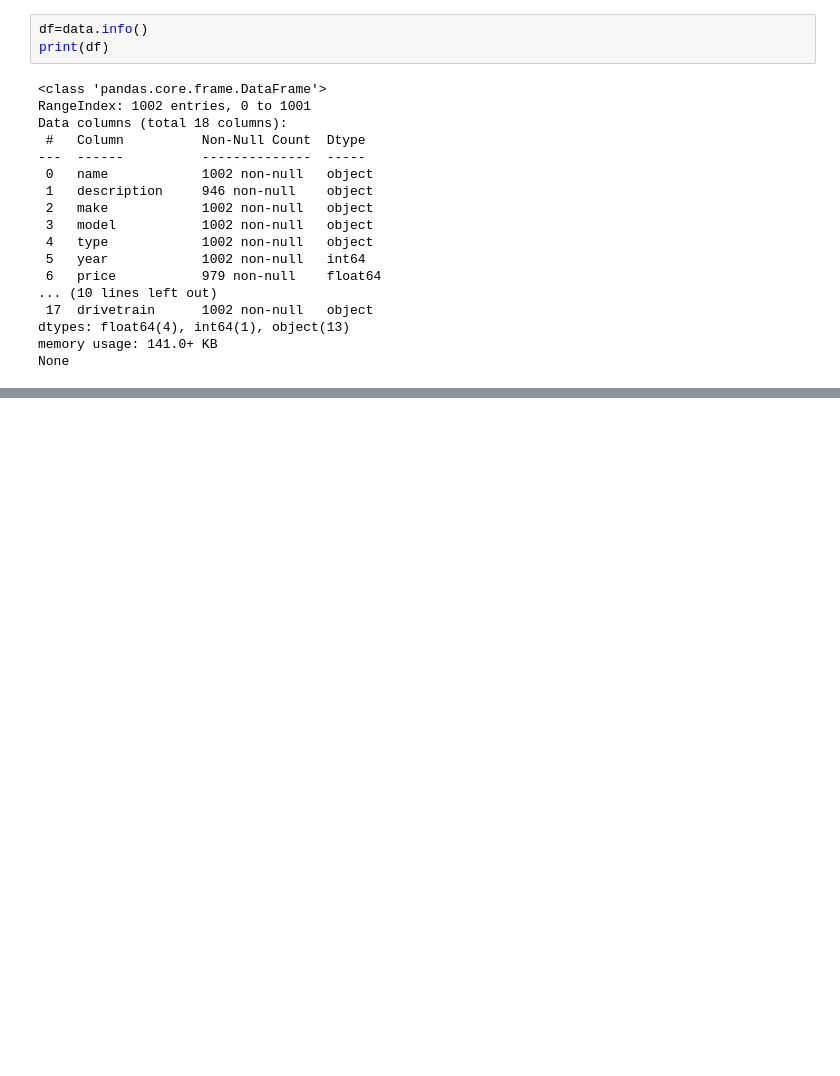
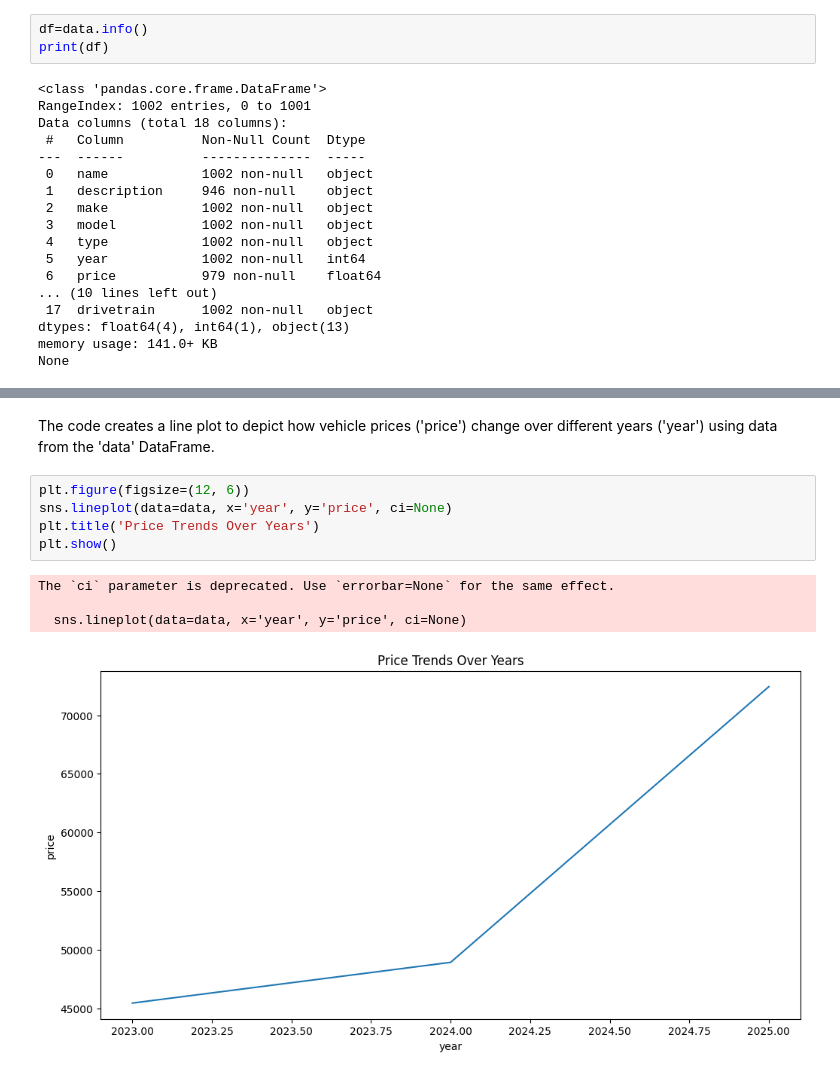
Before and after one commit to chetu5580/project2, a Jupyter notebook: vehicle.ipynb, the cells around one changed output, grey strips where cells are left out. Saved outputs shown, nothing was run; the diff lists cells and outputs as text; blank space fills up the shorter version.

```diff
--- a/vehicle.ipynb
+++ b/vehicle.ipynb
@@ -55,0 +184,12 @@ None
+# %% [markdown]
+The code creates a line plot to depict how vehicle prices ('price') change over different years ('year') using data from the 'data' DataFrame.
+# %%
+plt.figure(figsize=(12, 6))
+sns.lineplot(data=data, x='year', y='price', ci=None)
+plt.title('Price Trends Over Years')
+plt.show()
+# %% [output]
+The `ci` parameter is deprecated. Use `errorbar=None` for the same effect.
+
+  sns.lineplot(data=data, x='year', y='price', ci=None)
+[figure, added]
```
Also changed, not shown: parts of 25 cells of this notebook.
